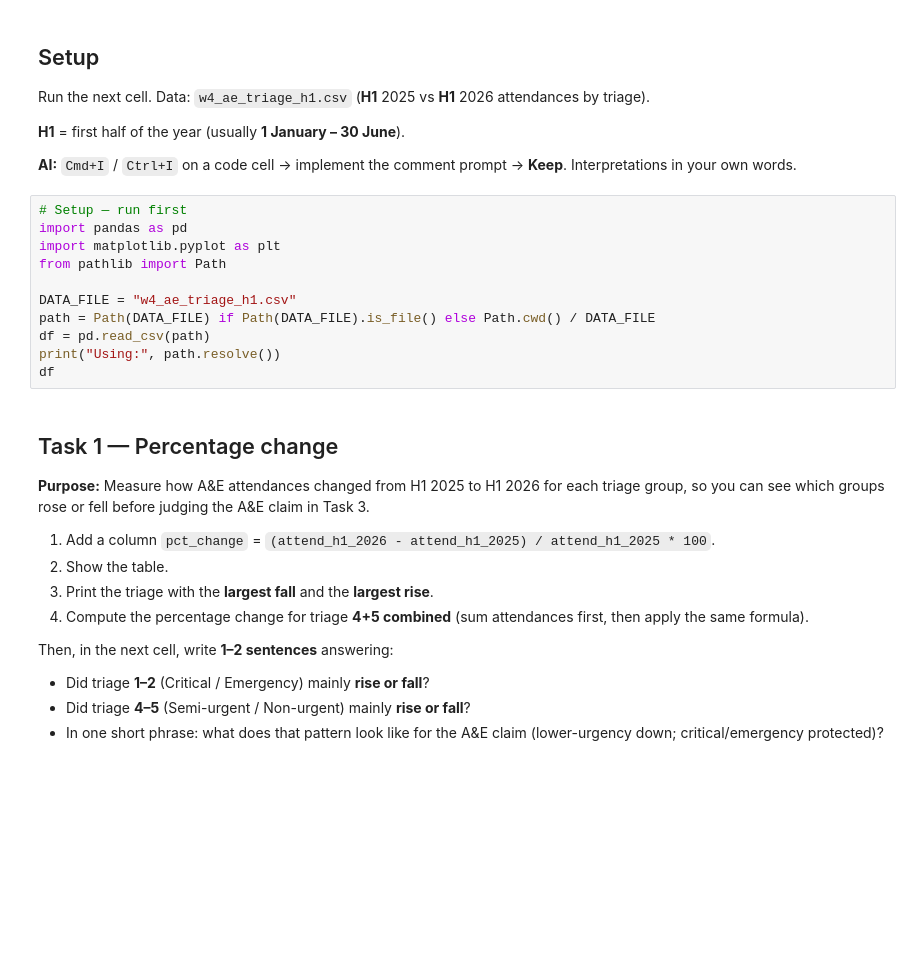
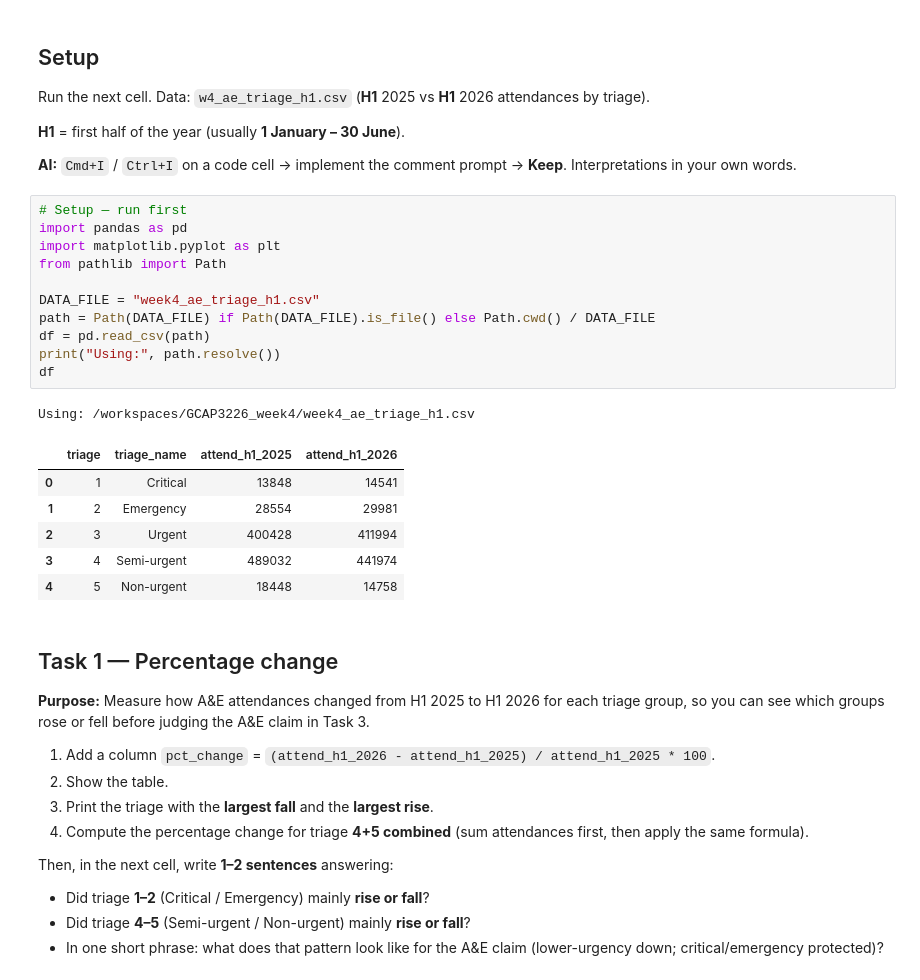
Before and after one commit to 24237957/GCAP3226_week4, a Jupyter notebook: W4_ae_inclass.ipynb, the cells around one changed output. Drawn from its saved outputs; the diff is of its cells as text; blank space fills up the shorter version.

```diff
--- a/W4_ae_inclass.ipynb
+++ b/W4_ae_inclass.ipynb
@@ -19,14 +19,22 @@ Run the next cell. Data: `w4_ae_triage_h1.csv` (**H1** 2025 vs **H1** 2026 atten
 # %%
 # Setup — run first
 import pandas as pd
 import matplotlib.pyplot as plt
 from pathlib import Path
 
-DATA_FILE = "w4_ae_triage_h1.csv"
+DATA_FILE = "week4_ae_triage_h1.csv"
 path = Path(DATA_FILE) if Path(DATA_FILE).is_file() else Path.cwd() / DATA_FILE
 df = pd.read_csv(path)
 print("Using:", path.resolve())
 df
+# %% [output]
+Using: /workspaces/GCAP3226_week4/week4_ae_triage_h1.csv
+|  | triage | triage_name | attend_h1_2025 | attend_h1_2026 |
+| 0 | 1 | Critical | 13848 | 14541 |
+| 1 | 2 | Emergency | 28554 | 29981 |
+| 2 | 3 | Urgent | 400428 | 411994 |
+| 3 | 4 | Semi-urgent | 489032 | 441974 |
+| 4 | 5 | Non-urgent | 18448 | 14758 |
 # %% [markdown]
 ## Task 1 — Percentage change
 
```
Also changed, not shown: parts of 6 cells of this notebook.
